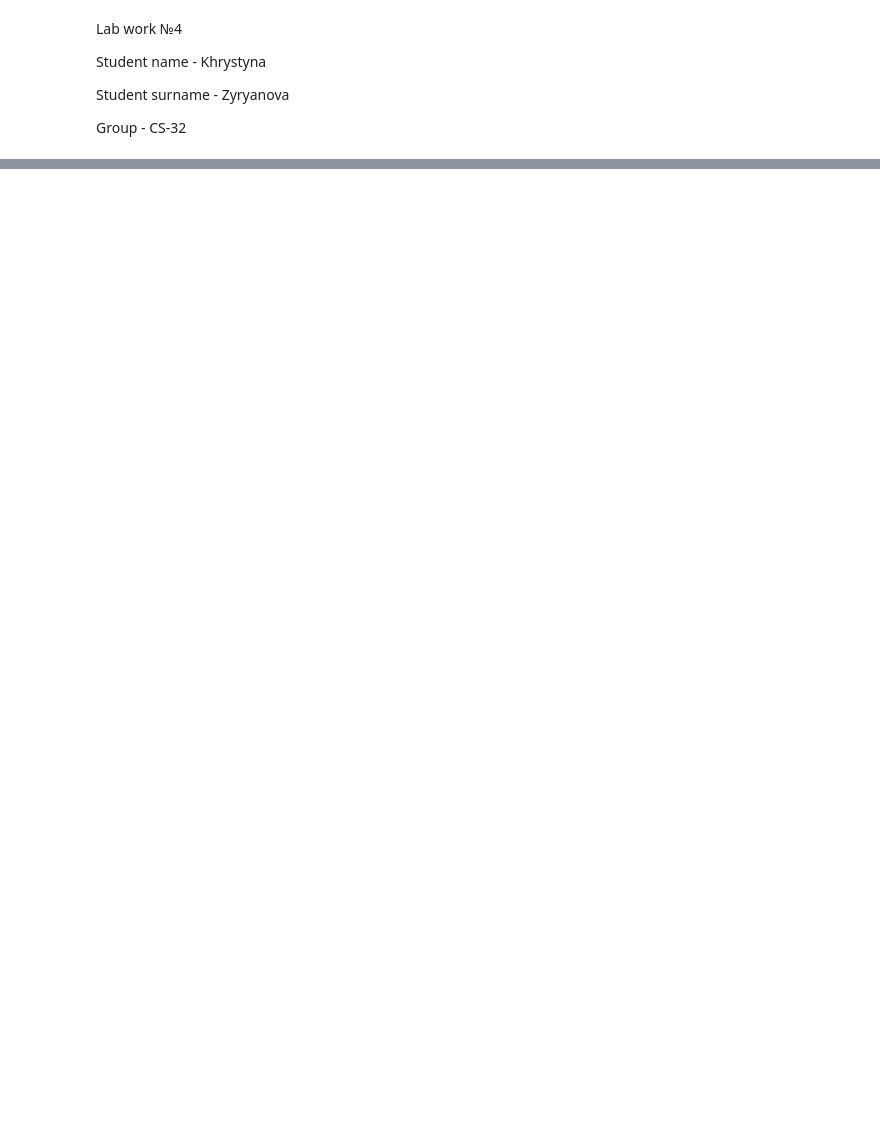
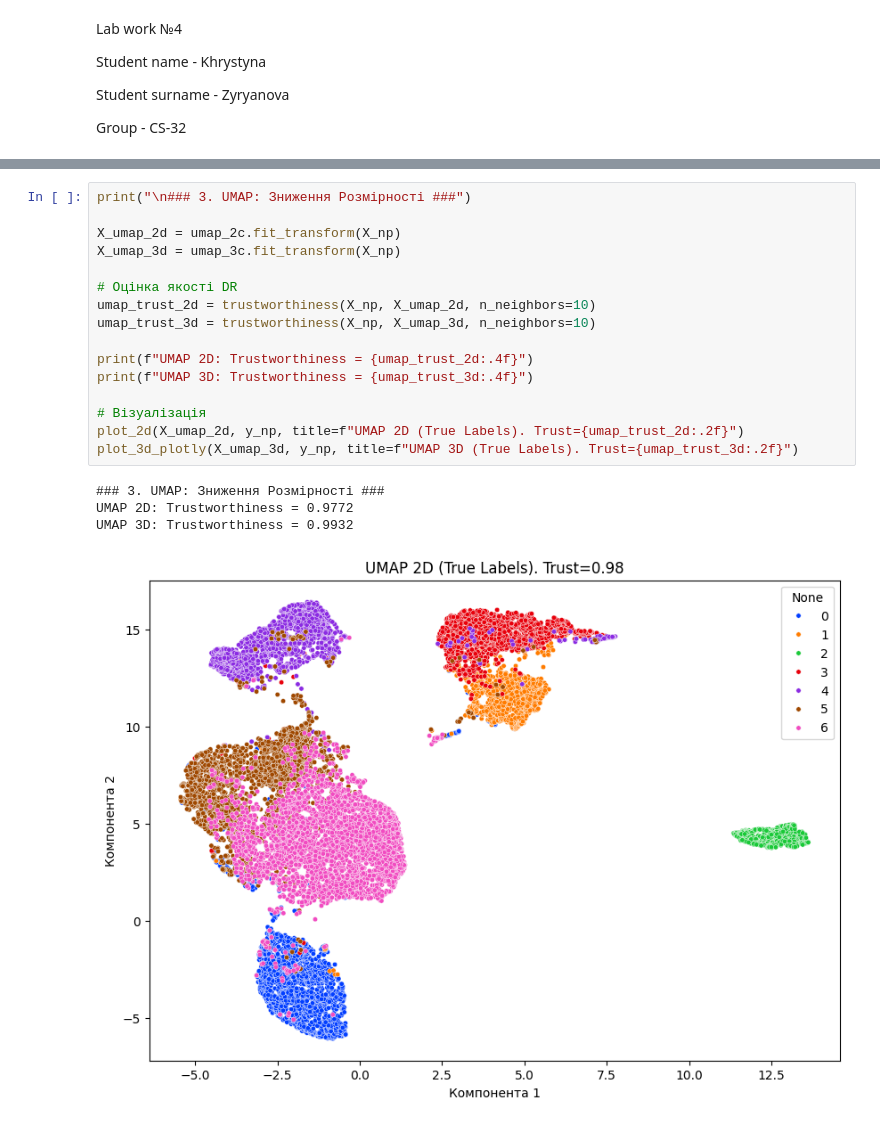
Before and after one commit to Kristina1509/Practice-Basics-of-Machine-Learning-, a Jupyter notebook: Lab4.ipynb, the cells around one changed output, grey strips where cells are left out. Drawn from its saved outputs; the diff is of its cells as text; blank space fills up the shorter version.

```diff
--- a/Lab4.ipynb
+++ b/Lab4.ipynb
@@ -81,0 +344,21 @@ except ImportError:
+# %%
+print("\n### 3. UMAP: Зниження Розмірності ###")
+
+X_umap_2d = umap_2c.fit_transform(X_np)
+X_umap_3d = umap_3c.fit_transform(X_np)
+
+# Оцінка якості DR
+umap_trust_2d = trustworthiness(X_np, X_umap_2d, n_neighbors=10)
+umap_trust_3d = trustworthiness(X_np, X_umap_3d, n_neighbors=10)
+
+print(f"UMAP 2D: Trustworthiness = {umap_trust_2d:.4f}")
+print(f"UMAP 3D: Trustworthiness = {umap_trust_3d:.4f}")
+
+# Візуалізація
+plot_2d(X_umap_2d, y_np, title=f"UMAP 2D (True Labels). Trust={umap_trust_2d:.2f}")
+plot_3d_plotly(X_umap_3d, y_np, title=f"UMAP 3D (True Labels). Trust={umap_trust_3d:.2f}")
+# %% [output]
+### 3. UMAP: Зниження Розмірності ###
+UMAP 2D: Trustworthiness = 0.9772
+UMAP 3D: Trustworthiness = 0.9932
+[figure, added]
```
Also changed, not shown: parts of 13 cells of this notebook.
